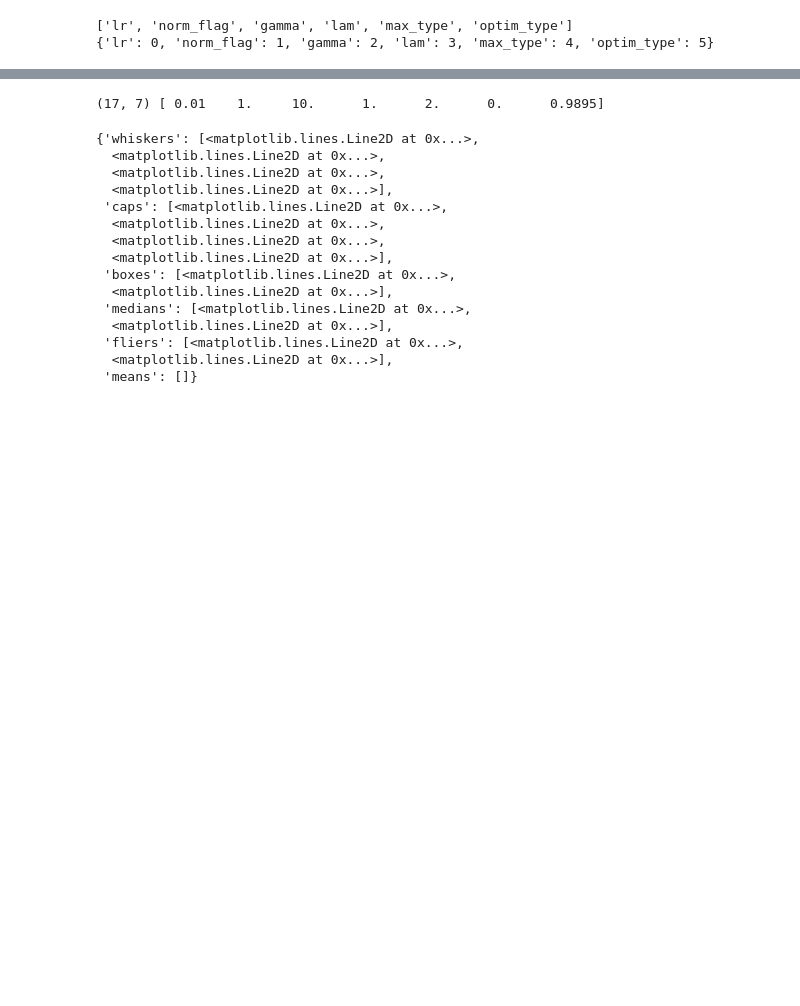
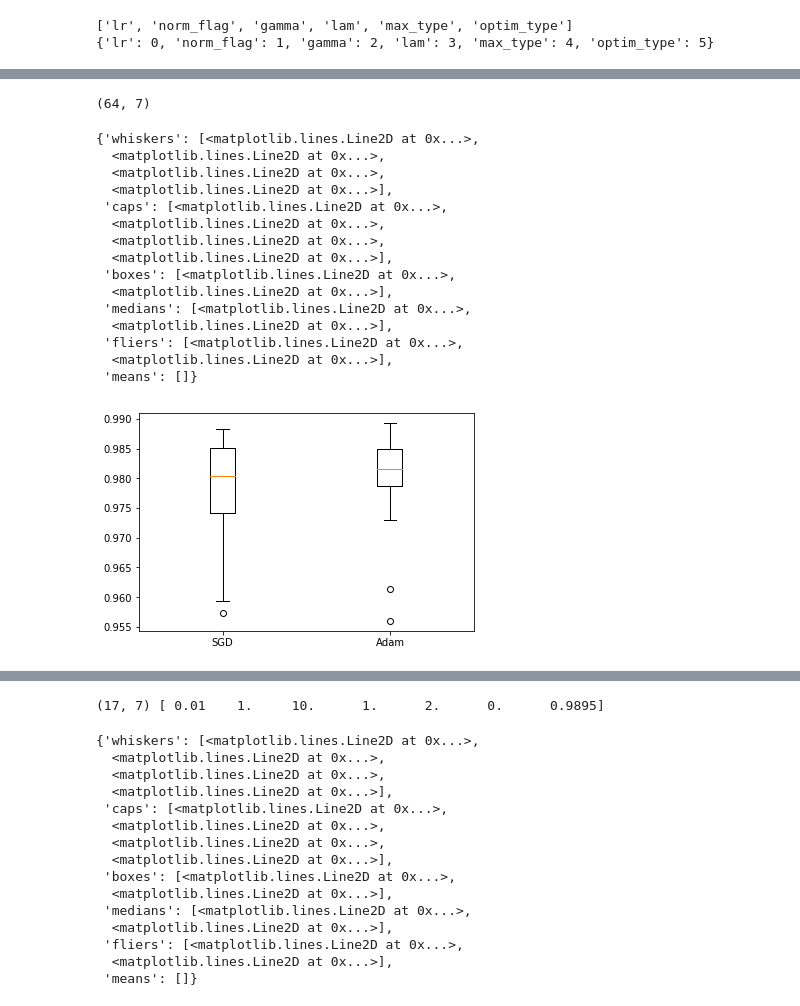
Before and after one commit to silent567/examples, a Jupyter notebook: mnist/analyze_result.ipynb, the cells around one changed output, grey strips where cells are left out. Cells and saved outputs as stored; diff of their text form; code cells hidden in the pictures; blank space fills up the shorter version.

```diff
--- a/mnist/analyze_result.ipynb
+++ b/mnist/analyze_result.ipynb
@@ -54,3 +64,32 @@ plt.boxplot([frecord[frecord[:,index]==v][:,-1] for v in values],labels=['softma
+# %%
+#filtered out low accuracies
+frecord = record[record[:,-1]>=0.95]
+#filtered out non gfusedmax
+frecord = frecord[frecord[:,name2index['max_type']]==2]
+print(frecord.shape)
+#box plot
+index = name2index['optim_type']
+values = list(set(frecord[:,index]))
+values.sort()
+plt.boxplot([frecord[frecord[:,index]==v][:,-1] for v in values],labels=['SGD','Adam'])
+# %% [output]
+(64, 7)
+{'whiskers': [<matplotlib.lines.Line2D at 0x...>,
+  <matplotlib.lines.Line2D at 0x...>,
+  <matplotlib.lines.Line2D at 0x...>,
+  <matplotlib.lines.Line2D at 0x...>],
+ 'caps': [<matplotlib.lines.Line2D at 0x...>,
+  <matplotlib.lines.Line2D at 0x...>,
+  <matplotlib.lines.Line2D at 0x...>,
+  <matplotlib.lines.Line2D at 0x...>],
+ 'boxes': [<matplotlib.lines.Line2D at 0x...>,
+  <matplotlib.lines.Line2D at 0x...>],
+ 'medians': [<matplotlib.lines.Line2D at 0x...>,
+  <matplotlib.lines.Line2D at 0x...>],
+ 'fliers': [<matplotlib.lines.Line2D at 0x...>,
+  <matplotlib.lines.Line2D at 0x...>],
+ 'means': []}
+[figure, added]
 # %%
 #filtered out low accuracies
 frecord = record[record[:,-1]>=0.95]
```
Also changed, not shown: parts of 6 cells of this notebook, 6 other files.
